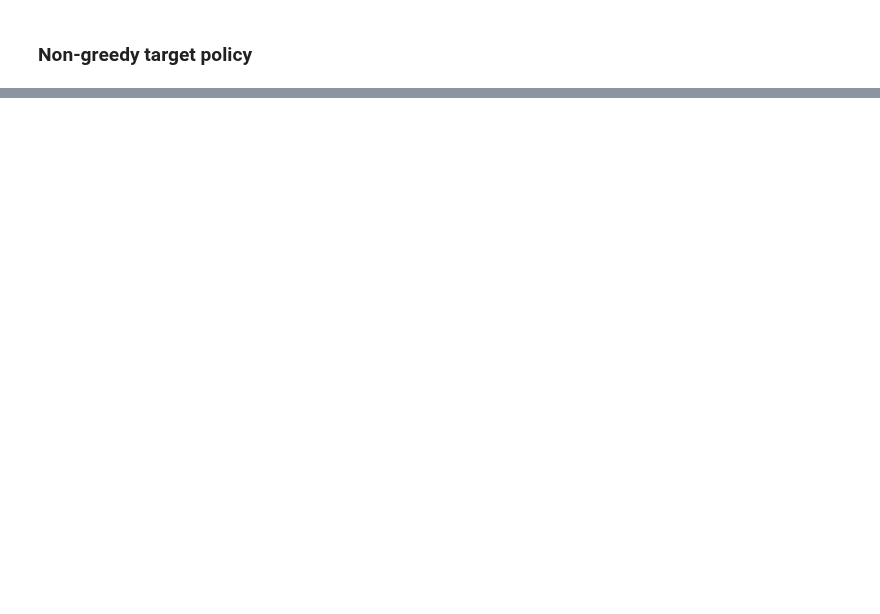
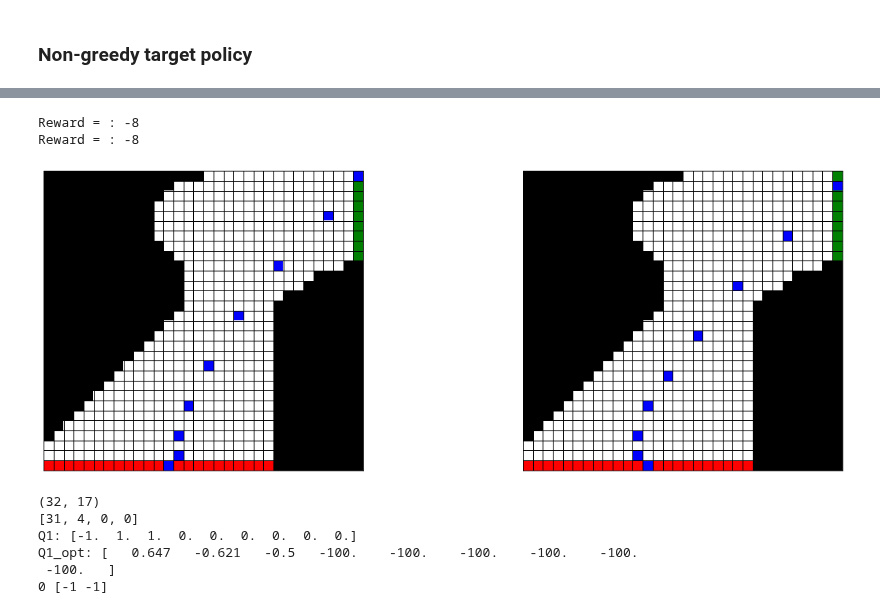
Before and after one commit to chandrusuresh/ReinforcementLearning, a Jupyter notebook: Ch5-MonteCarloMethods/RaceTrack.ipynb, the cells around one changed output, grey strips where cells are left out. Cells and saved outputs as stored; diff of their text form; code cells hidden in the pictures; blank space fills up the shorter version.

```diff
--- a/Ch5-MonteCarloMethods/RaceTrack.ipynb
+++ b/Ch5-MonteCarloMethods/RaceTrack.ipynb
@@ -501,0 +429,23 @@ for i in range(10):
+# %%
+generate_opt_path(map_2,[Q2_opt,Q2_opt_softmax])
+# %% [output]
+Reward = : -8
+Reward = : -8
+[figure, added]
+# %%
+print(map_1.shape)
+x = 31
+y = 4
+state = [x,y,0,0]#init_state(map_1)
+print(state)
+print("Q1:",np.round(Q1[state[0],state[1],state[2]+max_velocity,state[3]+max_velocity,:],3))
+print("Q1_opt:",np.round(Q1_opt[state[0],state[1],state[2]+max_velocity,state[3]+max_velocity,:],3))
+best_action = np.argmax(Q1_opt[state[0],state[1],state[2]+max_velocity,state[3]+max_velocity,:])
+print(best_action,actions[best_action,:])
+# %% [output]
+(32, 17)
+[31, 4, 0, 0]
+Q1: [-1.  1.  1.  0.  0.  0.  0.  0.  0.]
+Q1_opt: [   0.647   -0.621   -0.5   -100.    -100.    -100.    -100.    -100.
+ -100.   ]
+0 [-1 -1]
```
Also changed, not shown: parts of 10 cells of this notebook.
